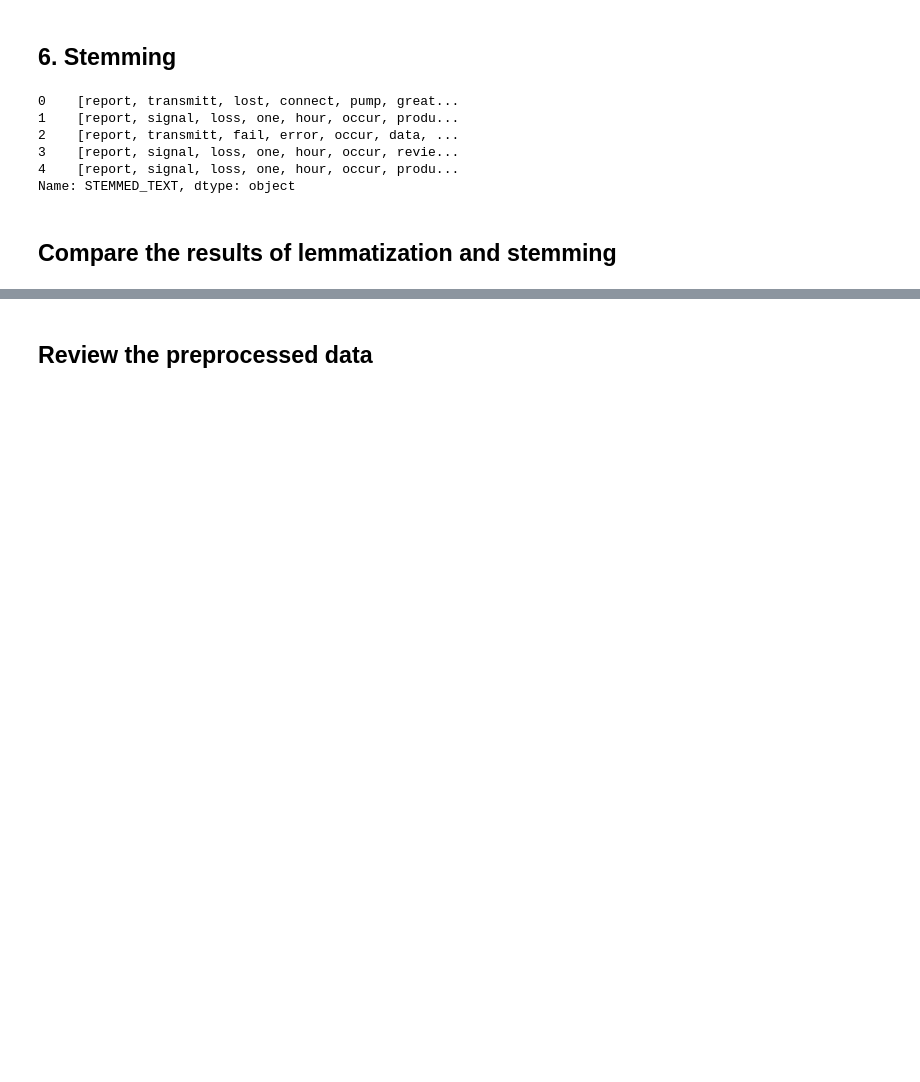
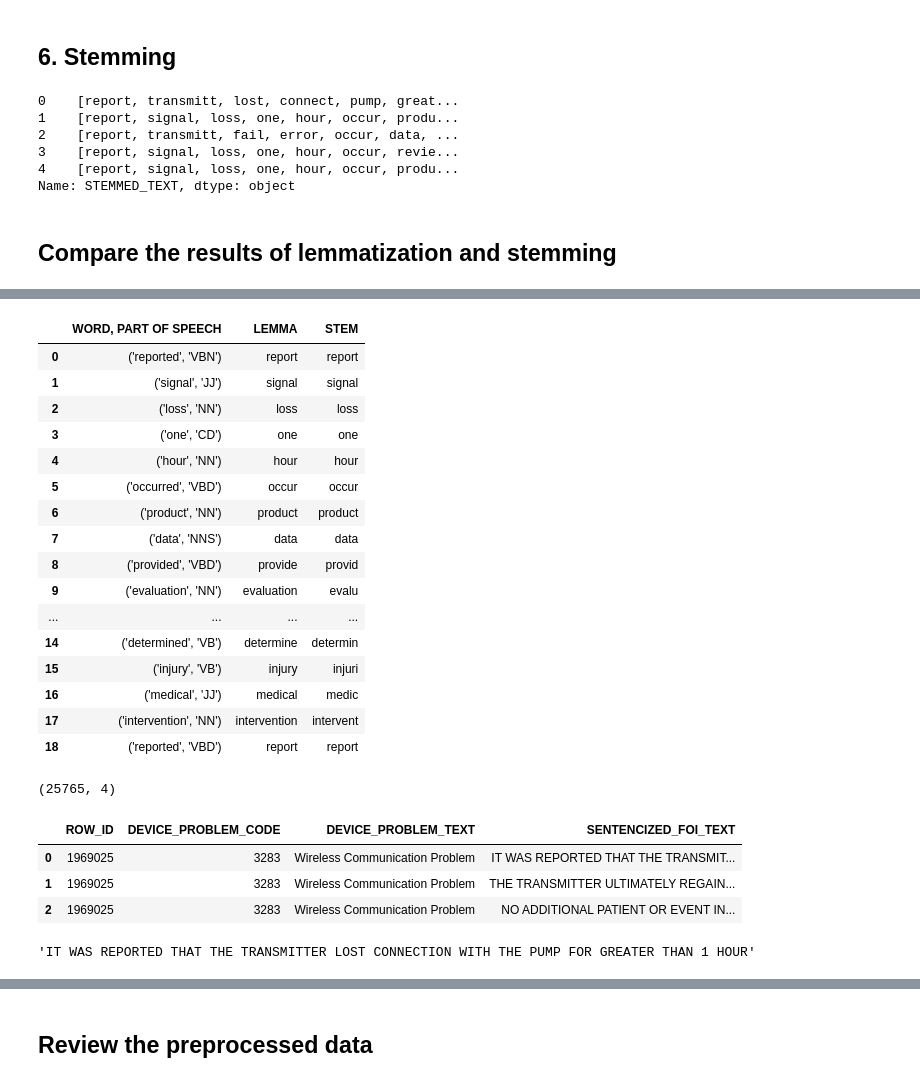
Before and after one commit to Drnjenkins/praxis-2023, a Jupyter notebook: 16-Preprocess-Combined-Data.ipynb, the cells around one changed output, grey strips where cells are left out. Drawn from its saved outputs; the diff is of its cells as text; code cells hidden in the pictures; blank space fills up the shorter version.

```diff
--- a/16-Preprocess-Combined-Data.ipynb
+++ b/16-Preprocess-Combined-Data.ipynb
@@ -408,0 +392,50 @@ tfidf_df.head()
+# %%
+sentences = []
+
+# Using itertuples(), the columns must be addressed using thier position.
+# Here's a map of position to name:
+# row[1]: ROW_ID
+# row[2]: FOI_TEXT
+# row[3]: DEVICE_PROBLEM_CODE
+# row[4]: DEVICE_PROBLEM_TEXT
+for row in df.itertuples():
+    for sentence in row[2].split('.'):
+        if sentence != '':
+            sentences.append([row[1], row[3], row[4], sentence])
+
+sentences_df = pd.DataFrame(sentences, columns=['ROW_ID', 'DEVICE_PROBLEM_CODE', 'DEVICE_PROBLEM_TEXT','SENTENCIZED_FOI_TEXT'])
+
+compare_lemma_stem_df
+# %% [output]
+|  | WORD, PART OF SPEECH | LEMMA | STEM |
+| 0 | ('reported', 'VBN') | report | report |
+| 1 | ('signal', 'JJ') | signal | signal |
+| 2 | ('loss', 'NN') | loss | loss |
+| 3 | ('one', 'CD') | one | one |
+| 4 | ('hour', 'NN') | hour | hour |
+| 5 | ('occurred', 'VBD') | occur | occur |
+| 6 | ('product', 'NN') | product | product |
+| 7 | ('data', 'NNS') | data | data |
+| 8 | ('provided', 'VBD') | provide | provid |
+| 9 | ('evaluation', 'NN') | evaluation | evalu |
+| ... | ... | ... | ... |
+| 14 | ('determined', 'VB') | determine | determin |
+| 15 | ('injury', 'VB') | injury | injuri |
+| 16 | ('medical', 'JJ') | medical | medic |
+| 17 | ('intervention', 'NN') | intervention | intervent |
+| 18 | ('reported', 'VBD') | report | report |
+# %%
+sentences_df.shape
+# %% [output]
+(25765, 4)
+# %%
+sentences_df.head(3)
+# %% [output]
+|  | ROW_ID | DEVICE_PROBLEM_CODE | DEVICE_PROBLEM_TEXT | SENTENCIZED_FOI_TEXT |
+| 0 | 1969025 | 3283 | Wireless Communication Problem | IT WAS REPORTED THAT THE TRANSMIT... |
+| 1 | 1969025 | 3283 | Wireless Communication Problem | THE TRANSMITTER ULTIMATELY REGAIN... |
+| 2 | 1969025 | 3283 | Wireless Communication Problem | NO ADDITIONAL PATIENT OR EVENT IN... |
+# %%
+sentences_df['SENTENCIZED_FOI_TEXT'][0]
+# %% [output]
+'IT WAS REPORTED THAT THE TRANSMITTER LOST CONNECTION WITH THE PUMP FOR GREATER THAN 1 HOUR'
```
Also changed, not shown: parts of 41 cells of this notebook, 1 other file.
